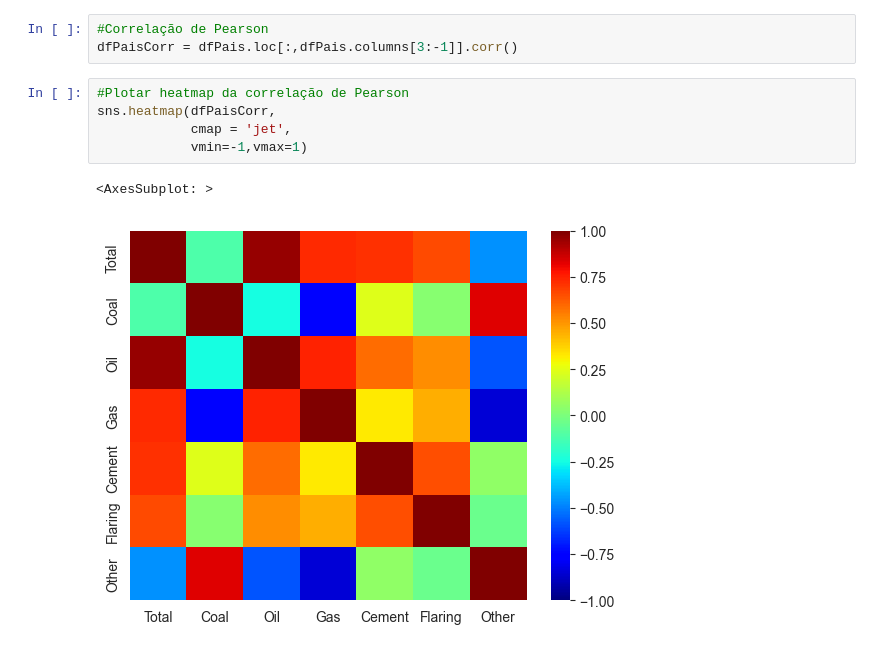
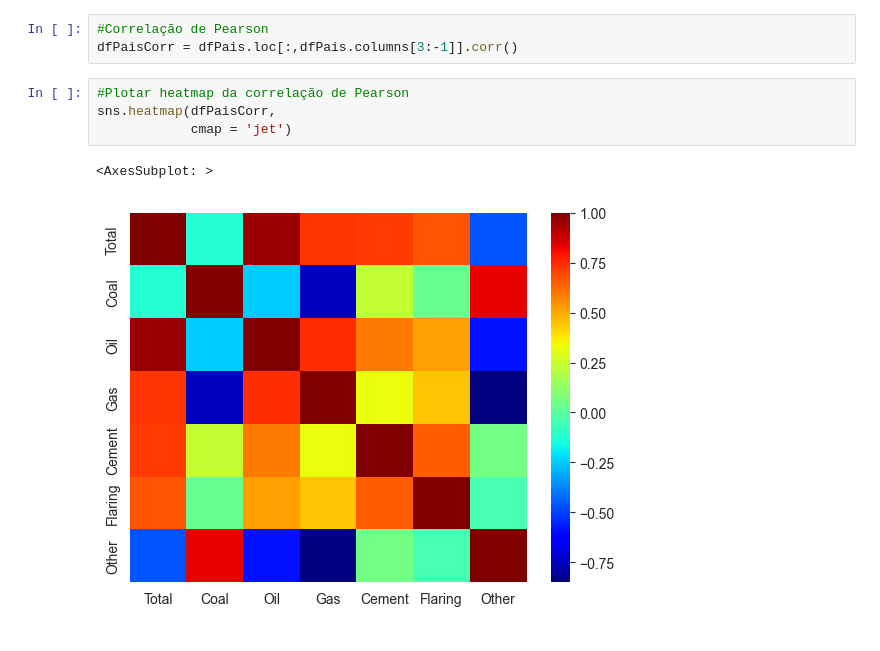
Before and after one commit to Janelis/EstudoCSV_Python1, a Jupyter notebook: processamentoCO2.ipynb, the cells around one changed output. Cells and saved outputs as stored; diff of their text form.

```diff
--- a/processamentoCO2.ipynb
+++ b/processamentoCO2.ipynb
@@ -65,8 +66,7 @@ dfPaisCorr = dfPais.loc[:,dfPais.columns[3:-1]].corr()
 # %%
 #Plotar heatmap da correlação de Pearson
 sns.heatmap(dfPaisCorr,
-            cmap = 'jet',
-            vmin=-1,vmax=1)
+            cmap = 'jet')
 # %% [output]
 <AxesSubplot: >
-[figure, old version]
+[figure, new version]
```
Also changed, not shown: parts of 2 cells of this notebook.
